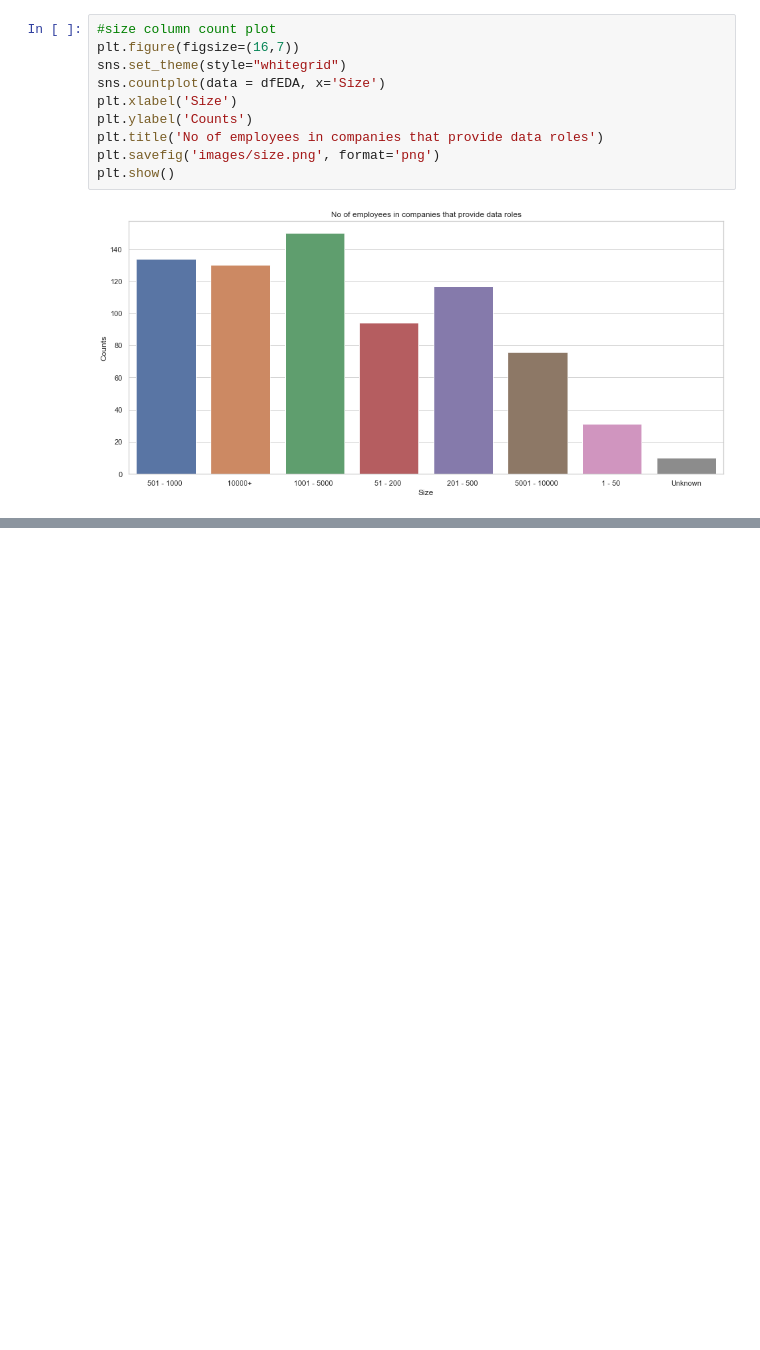
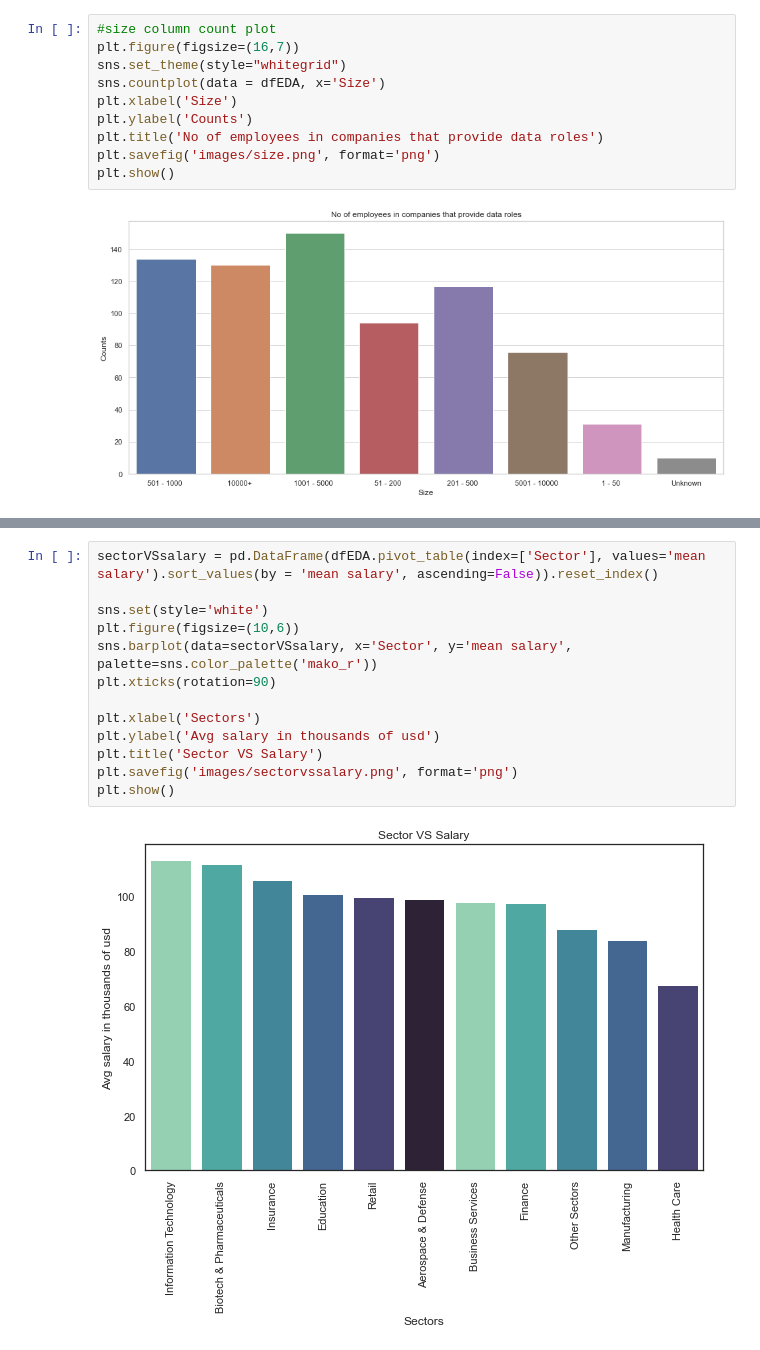
Before and after one commit to the-vergil/DS-Salary-Estimate-and-Analysis, a Jupyter notebook: data_eda.ipynb, the cells around one changed output, grey strips where cells are left out. Drawn from its saved outputs; the diff is of its cells as text; blank space fills up the shorter version.

```diff
--- a/data_eda.ipynb
+++ b/data_eda.ipynb
@@ -270,0 +361,15 @@ dfEDA.to_csv('data/clean_eda_salary_data.csv')
+# %%
+sectorVSsalary = pd.DataFrame(dfEDA.pivot_table(index=['Sector'], values='mean salary').sort_values(by = 'mean salary', ascending=False)).reset_index()
+
+sns.set(style='white')
+plt.figure(figsize=(10,6))
+sns.barplot(data=sectorVSsalary, x='Sector', y='mean salary', palette=sns.color_palette('mako_r'))
+plt.xticks(rotation=90)
+
+plt.xlabel('Sectors')
+plt.ylabel('Avg salary in thousands of usd')
+plt.title('Sector VS Salary')
+plt.savefig('images/sectorvssalary.png', format='png')
+plt.show()
+# %% [output]
+[figure, added]
```
Also changed, not shown: parts of 15 cells of this notebook, 6 other files.
